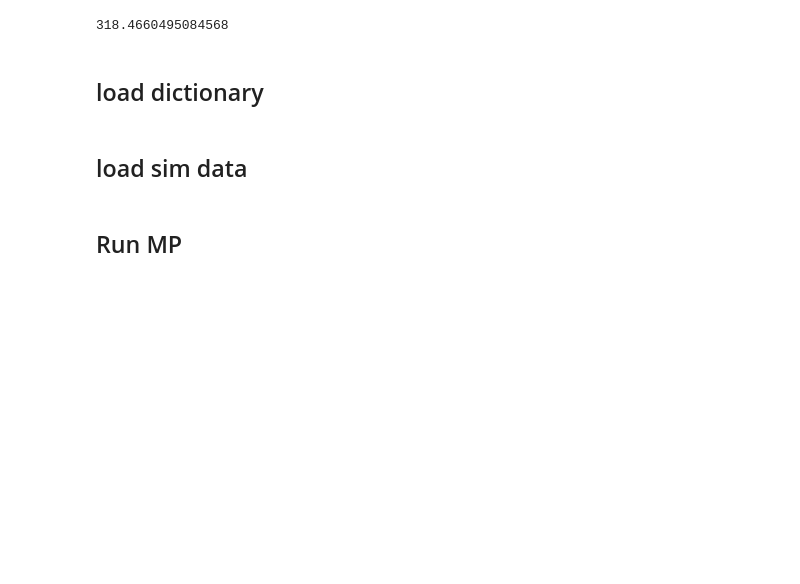
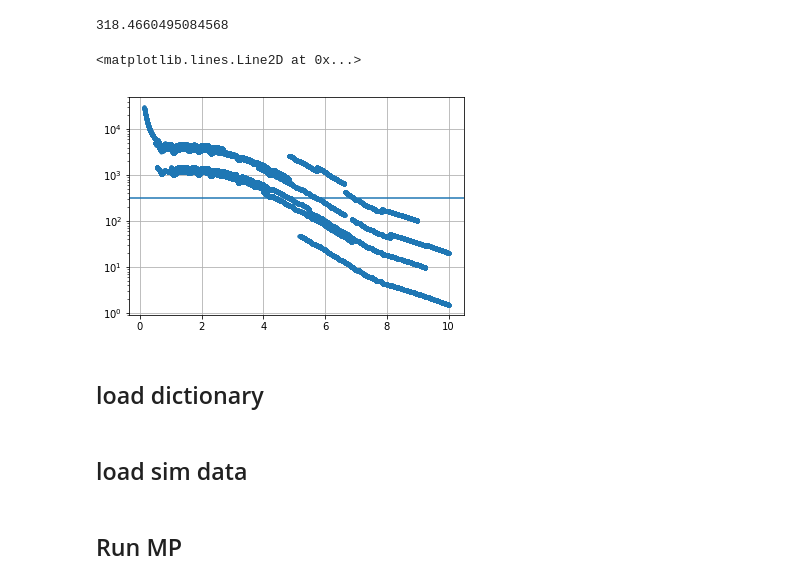
Before and after one commit to yuntingcheng/sim_cii, a Jupyter notebook: sparse_be13_G.ipynb, the cells around one changed output. Drawn from its saved outputs; the diff is of its cells as text; code cells hidden in the pictures; blank space fills up the shorter version.

```diff
--- a/sparse_be13_G.ipynb
+++ b/sparse_be13_G.ipynb
@@ -27,6 +27,17 @@ sigI = sigI0 / np.sqrt(4)
 sigI
 # %% [output]
 318.4660495084568
+# %%
+sp = np.where(I_coords_all!=0)
+Is = I_coords_all[sp]
+zs = z_coords_all[sp[1]]
+
+plt.semilogy(zs, Is, '.')
+plt.grid()
+plt.axhline(sigI)
+# %% [output]
+<matplotlib.lines.Line2D at 0x...>
+[figure, added]
 # %% [markdown]
 ## load dictionary
 # %%
```
Also changed, not shown: 7 other files.
